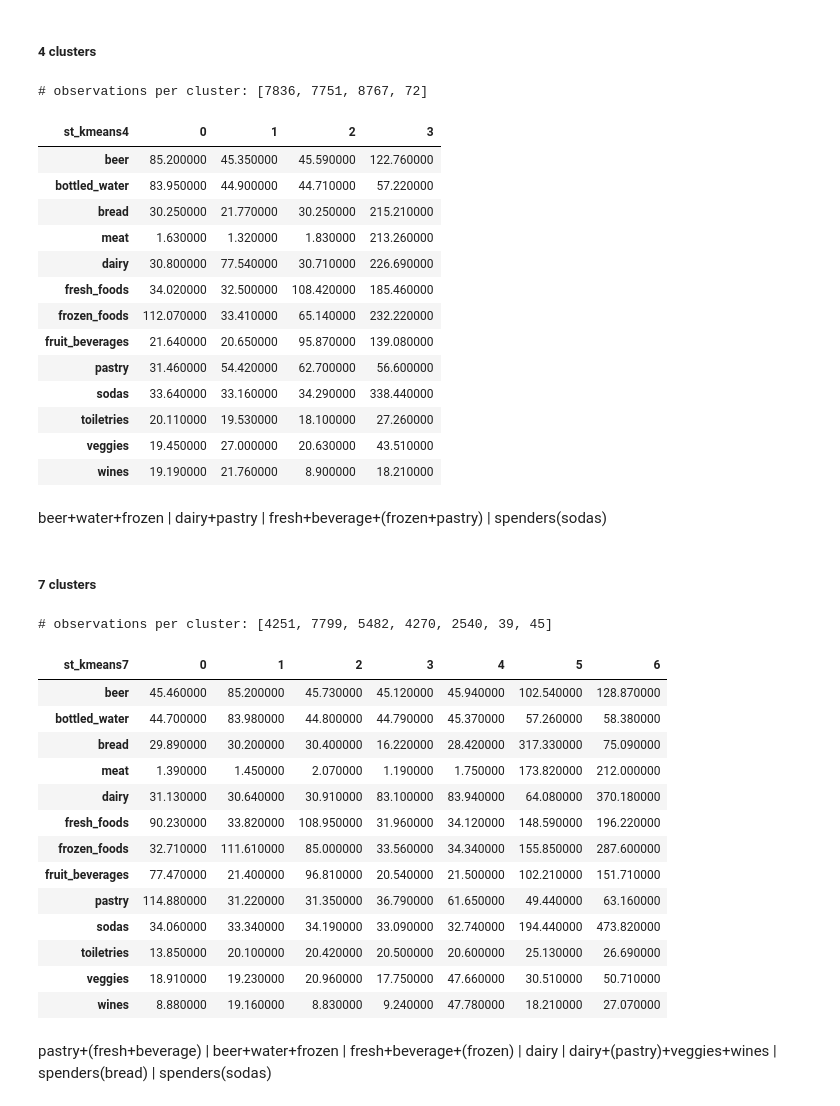
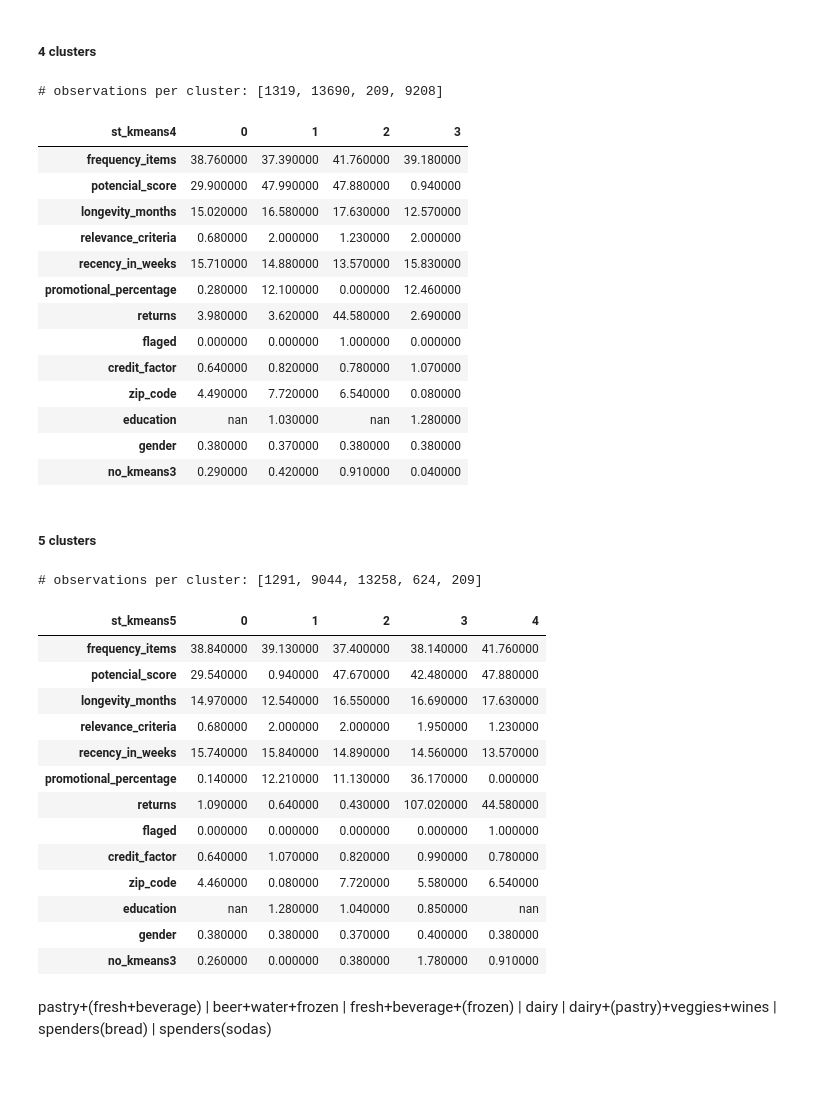
Before and after one commit to Rita-Centeno/DMI, a Jupyter notebook: clustering_dem0.0.ipynb, the cells around one changed output. Drawn from its saved outputs; the diff is of its cells as text; code cells hidden in the pictures; blank space fills up the shorter version.

```diff
--- a/clustering_dem0.0.ipynb
+++ b/clustering_dem0.0.ipynb
@@ -403,3 +250,0 @@ fresh+beverage+frozen | beer+water+frozen | fresh+beverage+pastry | dairy+(pastr
-# %%
-kmeans = KMeans(n_clusters = 6, init='k-means++', n_init=20,  random_state = 1).fit(sample_no_scl)
-sample_original['no_kmeans6'] = kmeans.predict(sample_no_scl)
@@ -486,45 +299,43 @@ sample_original['st_kmeans4'] = kmeans.predict(sample_st_scl)
 # %%
 groupby_mean(sample_original, 'st_kmeans4', True)
 # %% [output]
-# observations per cluster: [7836, 7751, 8767, 72]
+# observations per cluster: [1319, 13690, 209, 9208]
 | st_kmeans4 | 0 | 1 | 2 | 3 |
-| beer | 85.200000 | 45.350000 | 45.590000 | 122.760000 |
-| bottled_water | 83.950000 | 44.900000 | 44.710000 | 57.220000 |
-| bread | 30.250000 | 21.770000 | 30.250000 | 215.210000 |
-| meat | 1.630000 | 1.320000 | 1.830000 | 213.260000 |
-| dairy | 30.800000 | 77.540000 | 30.710000 | 226.690000 |
-| fresh_foods | 34.020000 | 32.500000 | 108.420000 | 185.460000 |
-| frozen_foods | 112.070000 | 33.410000 | 65.140000 | 232.220000 |
-| fruit_beverages | 21.640000 | 20.650000 | 95.870000 | 139.080000 |
-| pastry | 31.460000 | 54.420000 | 62.700000 | 56.600000 |
-| sodas | 33.640000 | 33.160000 | 34.290000 | 338.440000 |
-| toiletries | 20.110000 | 19.530000 | 18.100000 | 27.260000 |
-| veggies | 19.450000 | 27.000000 | 20.630000 | 43.510000 |
-| wines | 19.190000 | 21.760000 | 8.900000 | 18.210000 |
+| frequency_items | 38.760000 | 37.390000 | 41.760000 | 39.180000 |
+| potencial_score | 29.900000 | 47.990000 | 47.880000 | 0.940000 |
+| longevity_months | 15.020000 | 16.580000 | 17.630000 | 12.570000 |
+| relevance_criteria | 0.680000 | 2.000000 | 1.230000 | 2.000000 |
+| recency_in_weeks | 15.710000 | 14.880000 | 13.570000 | 15.830000 |
+| promotional_percentage | 0.280000 | 12.100000 | 0.000000 | 12.460000 |
+| returns | 3.980000 | 3.620000 | 44.580000 | 2.690000 |
+| flaged | 0.000000 | 0.000000 | 1.000000 | 0.000000 |
+| credit_factor | 0.640000 | 0.820000 | 0.780000 | 1.070000 |
+| zip_code | 4.490000 | 7.720000 | 6.540000 | 0.080000 |
+| education | nan | 1.030000 | nan | 1.280000 |
+| gender | 0.380000 | 0.370000 | 0.380000 | 0.380000 |
+| no_kmeans3 | 0.290000 | 0.420000 | 0.910000 | 0.040000 |
-# %% [markdown]
-beer+water+frozen | dairy+pastry | fresh+beverage+(frozen+pastry) | spenders(sodas)
 # %% [markdown]
-##### 7 clusters
+##### 5 clusters
 # %%
-kmeans = KMeans(n_clusters = 7, init='k-means++', n_init=20,  random_state = 1).fit(sample_st_scl)
-sample_original['st_kmeans7'] = kmeans.predict(sample_st_scl)
+kmeans = KMeans(n_clusters = 5, init='k-means++', n_init=20,  random_state = 1).fit(sample_st_scl)
+sample_original['st_kmeans5'] = kmeans.predict(sample_st_scl)
 # %%
-groupby_mean(sample_original, 'st_kmeans7', True)
+groupby_mean(sample_original, 'st_kmeans5', True)
 # %% [output]
-# observations per cluster: [4251, 7799, 5482, 4270, 2540, 39, 45]
+# observations per cluster: [1291, 9044, 13258, 624, 209]
-| st_kmeans7 | 0 | 1 | 2 | 3 | 4 | 5 | 6 |
-| beer | 45.460000 | 85.200000 | 45.730000 | 45.120000 | 45.940000 | 102.540000 | 128.870000 |
-| bottled_water | 44.700000 | 83.980000 | 44.800000 | 44.790000 | 45.370000 | 57.260000 | 58.380000 |
-| bread | 29.890000 | 30.200000 | 30.400000 | 16.220000 | 28.420000 | 317.330000 | 75.090000 |
-| meat | 1.390000 | 1.450000 | 2.070000 | 1.190000 | 1.750000 | 173.820000 | 212.000000 |
-| dairy | 31.130000 | 30.640000 | 30.910000 | 83.100000 | 83.940000 | 64.080000 | 370.180000 |
-| fresh_foods | 90.230000 | 33.820000 | 108.950000 | 31.960000 | 34.120000 | 148.590000 | 196.220000 |
-| frozen_foods | 32.710000 | 111.610000 | 85.000000 | 33.560000 | 34.340000 | 155.850000 | 287.600000 |
-| fruit_beverages | 77.470000 | 21.400000 | 96.810000 | 20.540000 | 21.500000 | 102.210000 | 151.710000 |
-| pastry | 114.880000 | 31.220000 | 31.350000 | 36.790000 | 61.650000 | 49.440000 | 63.160000 |
-| sodas | 34.060000 | 33.340000 | 34.190000 | 33.090000 | 32.740000 | 194.440000 | 473.820000 |
-| toiletries | 13.850000 | 20.100000 | 20.420000 | 20.500000 | 20.600000 | 25.130000 | 26.690000 |
-| veggies | 18.910000 | 19.230000 | 20.960000 | 17.750000 | 47.660000 | 30.510000 | 50.710000 |
-| wines | 8.880000 | 19.160000 | 8.830000 | 9.240000 | 47.780000 | 18.210000 | 27.070000 |
+| st_kmeans5 | 0 | 1 | 2 | 3 | 4 |
+| frequency_items | 38.840000 | 39.130000 | 37.400000 | 38.140000 | 41.760000 |
+| potencial_score | 29.540000 | 0.940000 | 47.670000 | 42.480000 | 47.880000 |
+| longevity_months | 14.970000 | 12.540000 | 16.550000 | 16.690000 | 17.630000 |
+| relevance_criteria | 0.680000 | 2.000000 | 2.000000 | 1.950000 | 1.230000 |
+| recency_in_weeks | 15.740000 | 15.840000 | 14.890000 | 14.560000 | 13.570000 |
+| promotional_percentage | 0.140000 | 12.210000 | 11.130000 | 36.170000 | 0.000000 |
+| returns | 1.090000 | 0.640000 | 0.430000 | 107.020000 | 44.580000 |
+| flaged | 0.000000 | 0.000000 | 0.000000 | 0.000000 | 1.000000 |
+| credit_factor | 0.640000 | 1.070000 | 0.820000 | 0.990000 | 0.780000 |
+| zip_code | 4.460000 | 0.080000 | 7.720000 | 5.580000 | 6.540000 |
+| education | nan | 1.280000 | 1.040000 | 0.850000 | nan |
+| gender | 0.380000 | 0.380000 | 0.370000 | 0.400000 | 0.380000 |
+| no_kmeans3 | 0.260000 | 0.000000 | 0.380000 | 1.780000 | 0.910000 |
 # %% [markdown]
 pastry+(fresh+beverage) | beer+water+frozen | fresh+beverage+(frozen) | dairy | dairy+(pastry)+veggies+wines | spenders(bread) | spenders(sodas)
```
Also changed, not shown: parts of 145 cells of this notebook, 8 other files.
